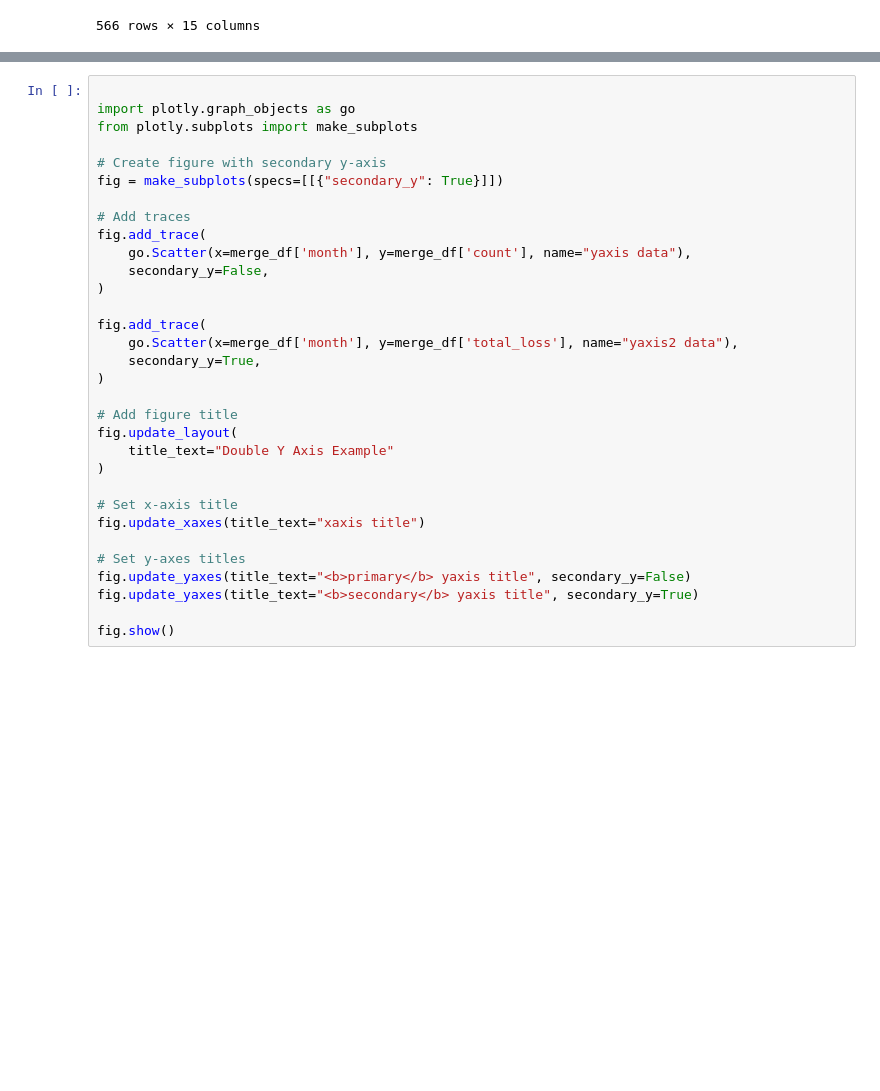
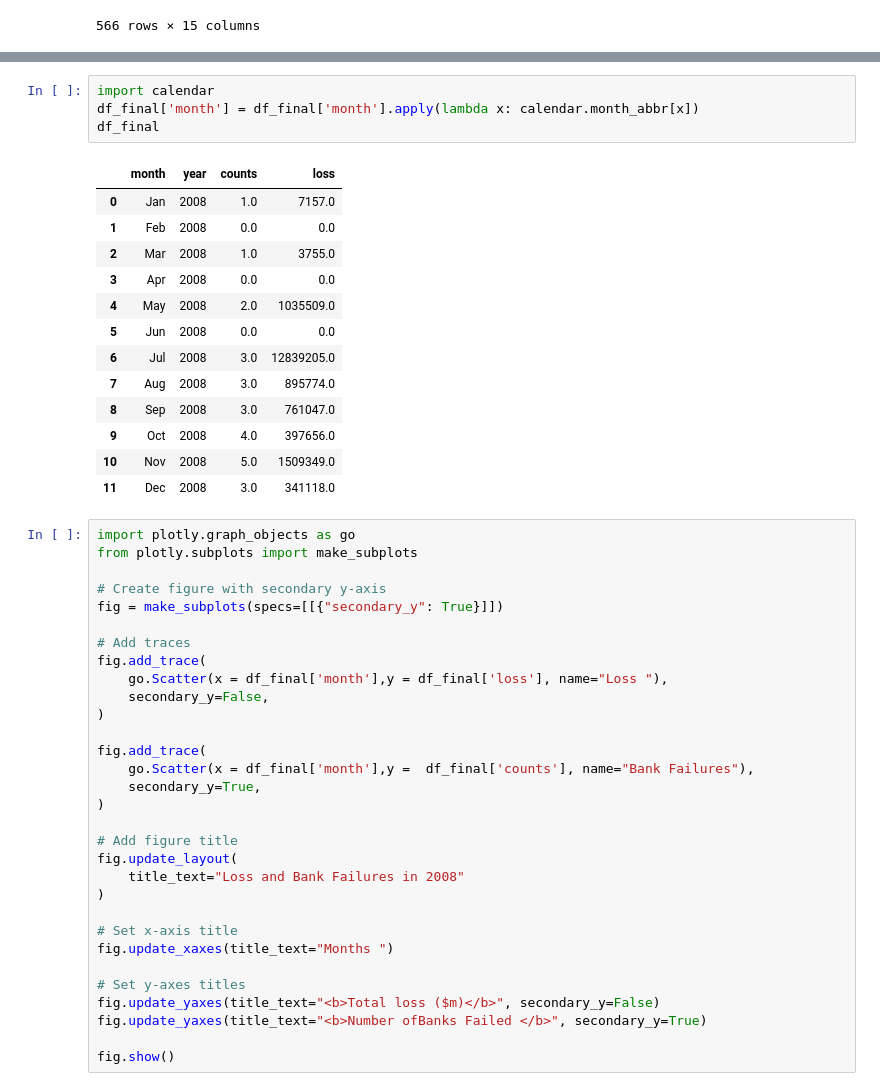
Before and after one commit to the-soham/failed-banks, a Jupyter notebook: failing_banks_support.ipynb, the cells around one changed output, grey strips where cells are left out. Drawn from its saved outputs; the diff is of its cells as text; blank space fills up the shorter version.

```diff
--- a/failing_banks_support.ipynb
+++ b/failing_banks_support.ipynb
@@ -212,5 +196,22 @@ merge_df
+# %%
+import calendar
+df_final['month'] = df_final['month'].apply(lambda x: calendar.month_abbr[x])
+df_final
+# %% [output]
+|  | month | year | counts | loss |
+| 0 | Jan | 2008 | 1.0 | 7157.0 |
+| 1 | Feb | 2008 | 0.0 | 0.0 |
+| 2 | Mar | 2008 | 1.0 | 3755.0 |
+| 3 | Apr | 2008 | 0.0 | 0.0 |
+| 4 | May | 2008 | 2.0 | 1035509.0 |
+| 5 | Jun | 2008 | 0.0 | 0.0 |
+| 6 | Jul | 2008 | 3.0 | 12839205.0 |
+| 7 | Aug | 2008 | 3.0 | 895774.0 |
+| 8 | Sep | 2008 | 3.0 | 761047.0 |
+| 9 | Oct | 2008 | 4.0 | 397656.0 |
+| 10 | Nov | 2008 | 5.0 | 1509349.0 |
+| 11 | Dec | 2008 | 3.0 | 341118.0 |
 # %%
-
 import plotly.graph_objects as go
 from plotly.subplots import make_subplots
 
@@ -219,25 +220,25 @@ fig = make_subplots(specs=[[{"secondary_y": True}]])
 
 # Add traces
 fig.add_trace(
-    go.Scatter(x=merge_df['month'], y=merge_df['count'], name="yaxis data"),
+    go.Scatter(x = df_final['month'],y = df_final['loss'], name="Loss "),
     secondary_y=False,
 )
 
 fig.add_trace(
-    go.Scatter(x=merge_df['month'], y=merge_df['total_loss'], name="yaxis2 data"),
+    go.Scatter(x = df_final['month'],y =  df_final['counts'], name="Bank Failures"),
     secondary_y=True,
 )
 
 # Add figure title
 fig.update_layout(
-    title_text="Double Y Axis Example"
+    title_text="Loss and Bank Failures in 2008"
 )
 
 # Set x-axis title
-fig.update_xaxes(title_text="xaxis title")
+fig.update_xaxes(title_text="Months ")
 
 # Set y-axes titles
-fig.update_yaxes(title_text="<b>primary</b> yaxis title", secondary_y=False)
-fig.update_yaxes(title_text="<b>secondary</b> yaxis title", secondary_y=True)
+fig.update_yaxes(title_text="<b>Total loss ($m)</b>", secondary_y=False)
+fig.update_yaxes(title_text="<b>Number ofBanks Failed </b>", secondary_y=True)
 
 fig.show()
```
Also changed, not shown: parts of 13 cells of this notebook, 1 other file.
